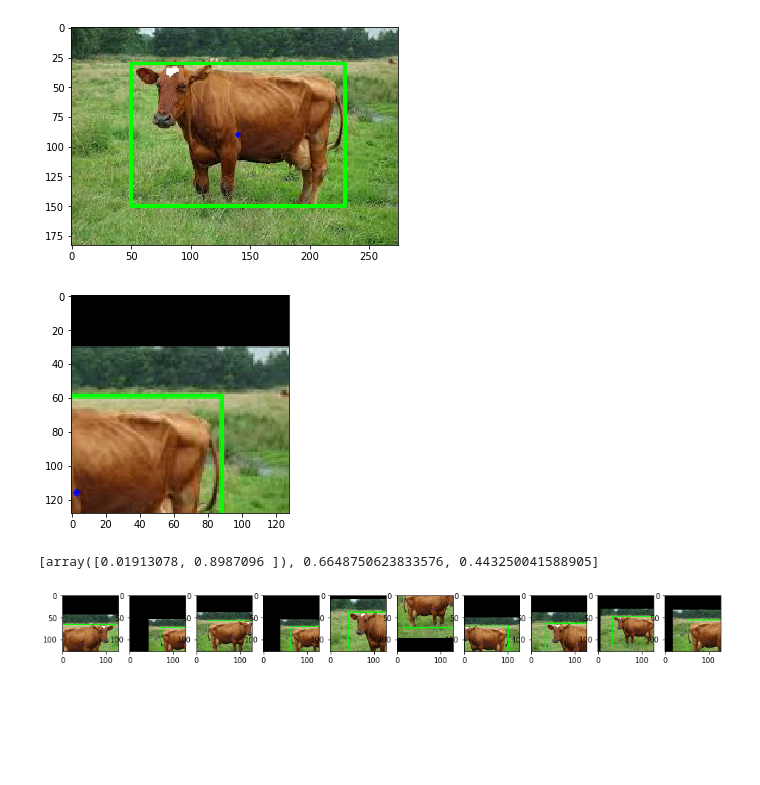
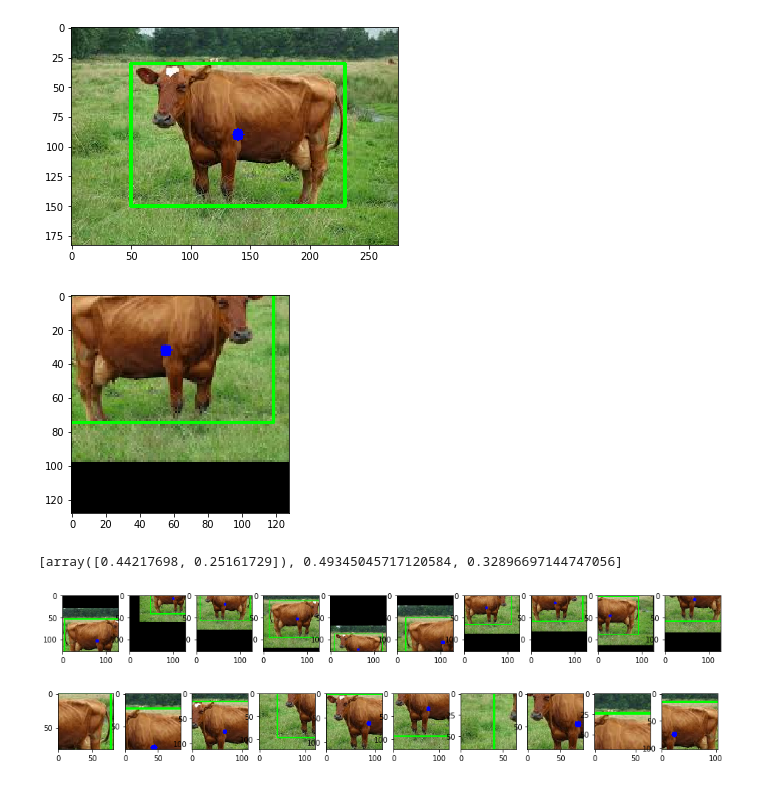
Before and after one commit to Dogiko/Bounding-box-argumentation, a Jupyter notebook: sample.ipynb, the cells around one changed output. Saved outputs shown, nothing was run; the diff lists cells and outputs as text; code cells hidden in the pictures; blank space fills up the shorter version.

Commit message:
new function crop square contain no box

```diff
--- a/sample.ipynb
+++ b/sample.ipynb
@@ -13,10 +14,10 @@ box_end = np.array([230, 150])
 
 img = cv2.imread("sample_cow.jpeg")
 img = cv2.rectangle(img, tuple(box_start), tuple(box_end), (0,255,0), 2)
-img = cv2.circle(img,tuple(((box_start + box_end)/2).astype(np.int)), 2, (255, 0, 0), -1)
+img = cv2.circle(img,tuple(((box_start + box_end)/2).astype(np.int)), 5, (255, 0, 0), -1)
 show_cv(img)
 # %% [output]
-[figure, old version]
+[figure, new version]
 # %%
 corp = random_crop_square(img, start=box_start, end=box_end, n_crop=1, resize=128, flip=True)
 
@@ -24,16 +25,26 @@ i = 0
 show_cv(corp[i][0])
 print(corp[i][1:])
 # %% [output]
-[figure, old version]
+[figure, new version]
-[array([0.01913078, 0.8987096 ]), 0.6648750623833576, 0.443250041588905]
+[array([0.44217698, 0.25161729]), 0.49345045717120584, 0.32896697144747056]
 # %%
-corp = random_crop_square(img, start=box_start, end=box_end, n_crop=10, resize=128, flip=True)
+crop = random_crop_square(img, start=box_start, end=box_end, n_crop=10, resize=128, flip=True)
 
 fig=plt.figure(figsize=(16, 16))
 i=1
-for crop_result in corp:
+for crop_result in crop:
     fig.add_subplot(1, 10, i)
     i+=1
     plt.imshow(crop_result[0][:,:,::-1])
 # %% [output]
-[figure, old version]
+[figure, new version]
+# %%
+crop = random_crop_square_nothing(img, box_start.reshape(1,-1), box_end.reshape(1,-1), n_crop=10, minimum_length=64)
+fig=plt.figure(figsize=(16, 16))
+i=1
+for crop_result in crop:
+    fig.add_subplot(1, 10, i)
+    i+=1
+    plt.imshow(crop_result[:,:,::-1])
+# %% [output]
+[figure, added]
```
Also changed, not shown: parts of 1 cell of this notebook, 2 other files.
